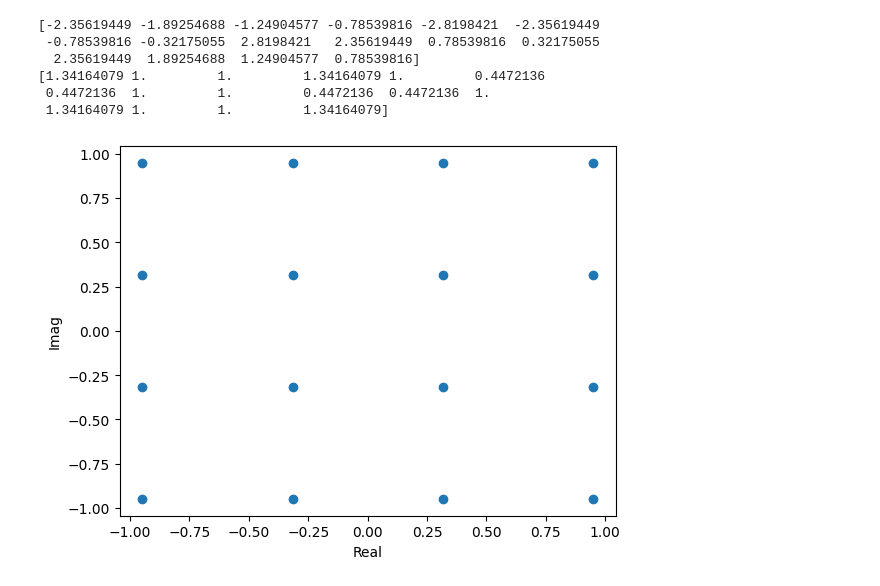
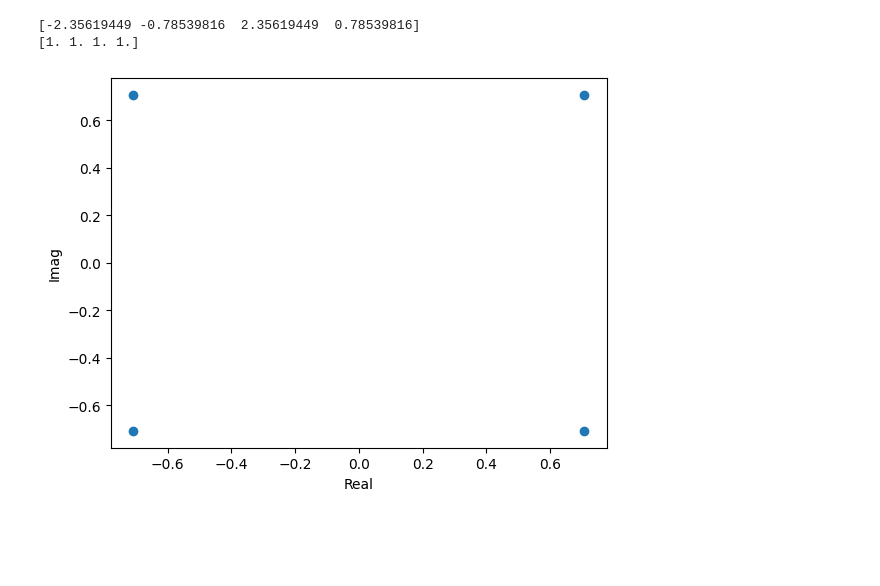
Before and after one commit to sidalok1/QAM-FPGA, a Jupyter notebook: python/qam.ipynb, the cells around one changed output. Cells and saved outputs as stored; diff of their text form; code cells hidden in the pictures; blank space fills up the shorter version.

```diff
--- a/python/qam.ipynb
+++ b/python/qam.ipynb
@@ -1,45 +1,41 @@
 # %%
 import numpy as np
 from scipy import signal, fft
 import komm
 from matplotlib import pyplot as plt
 from tools import *
 
 np.random.seed(0)
 
-DWIDTH = 18
+DWIDTH = 20
 DFRAC  = 16
 
 msg = "A perfectly acceptable example of an extremely verbose message of large words and many characters!!!"
-M = 16
+M = 4
 fc = 1e6
 br = 50e3
 fs = 5e6
 sps = int(fs / br)
-sps_rx = 4
-snr = 10
+sps_rx = 10
+snr = 15
 Es = 1
 B = 250e3 # channel BW
 
 sync_len = 64
 zadoff_chu_len = 16
 span = 10
 beta = 0.5
 
 constellation = get_const(f'{M}-QAM', Es)
 print(np.angle(constellation))
 print(np.abs(constellation))
-write_mem_file(constellation, DWIDTH, DFRAC, 'const.mem', complex=True)
+write_mem_file(constellation, DWIDTH, DFRAC, 'const.mem', complex=True, sep=' ')
 plot_constellation(constellation)
 plt.show()
 # %% [output]
-[-2.35619449 -1.89254688 -1.24904577 -0.78539816 -2.8198421  -2.35619449
- -0.78539816 -0.32175055  2.8198421   2.35619449  0.78539816  0.32175055
-  2.35619449  1.89254688  1.24904577  0.78539816]
-[1.34164079 1.         1.         1.34164079 1.         0.4472136
- 0.4472136  1.         1.         0.4472136  0.4472136  1.
- 1.34164079 1.         1.         1.34164079]
+[-2.35619449 -0.78539816  2.35619449  0.78539816]
+[1. 1. 1. 1.]
-[figure, old version]
+[figure, new version]
 # %%
 words = str2words(msg, M)
 symbs = constellation[words]
```
Also changed, not shown: parts of 10 cells of this notebook, 12 other files.
